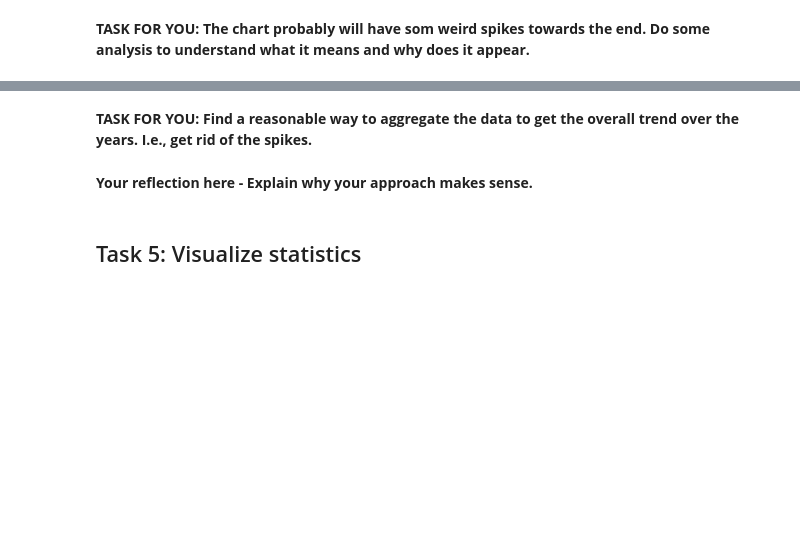
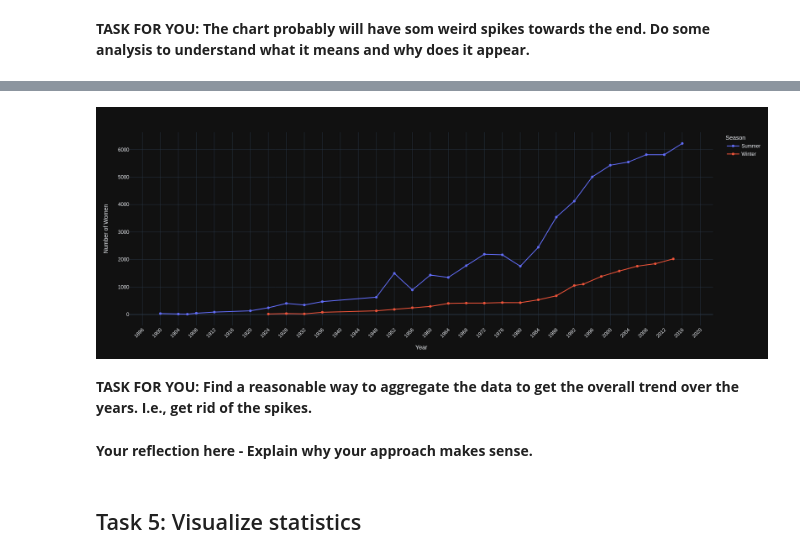
Before and after one commit to Pipe-Runner/ntnu-dpnv-assignment-2, a Jupyter notebook: notebooks/notebook_1.ipynb, the cells around one changed output, grey strips where cells are left out. Cells and saved outputs as stored; diff of their text form; code cells hidden in the pictures; blank space fills up the shorter version.

```diff
--- a/notebooks/notebook_1.ipynb
+++ b/notebooks/notebook_1.ipynb
@@ -153,3 +244,30 @@ Your reflection here
+# %%
+women_participation = olympics[olympics["Sex"] == "F"].groupby(by=["Year", "Season"], as_index=False).count()
+fig = px.line(
+    women_participation,
+    y="Sex",
+    x="Year",
+    labels={
+        "Sex": "Number of Women"
+    },
+    height=600,
+    color="Season",
+    markers=True
+)
+fig.layout.template = "plotly_dark"
+fig.update_layout(
+    xaxis = dict(
+        tickmode = 'linear',
+        dtick = 4
+    )
+)
+fig.update_xaxes(
+    tickangle = -45,
+)
+fig.show()
+# women_participation
+# %% [output]
+[figure, added]
 # %% [markdown]
 **TASK FOR YOU: Find a reasonable way to aggregate the data to get the overall trend over the years. I.e., get rid of the spikes.**
 # %%
```
Also changed, not shown: parts of 26 cells of this notebook, 1 other file.
